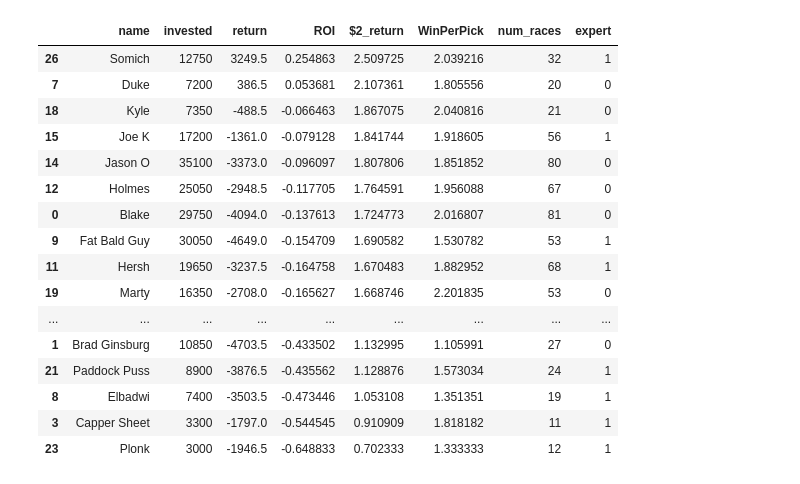
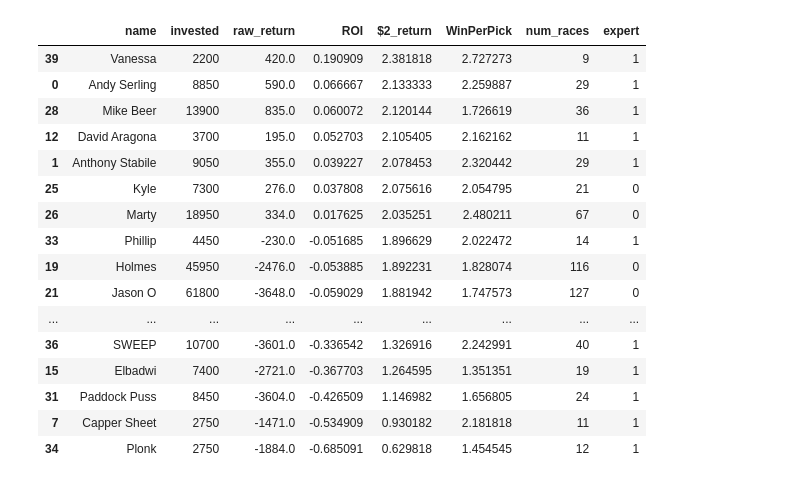
Before and after one commit to btatkinson/horse_cap_tracker, a Jupyter notebook: notebooks/historical_summary.ipynb, the cells around one changed output. Saved outputs shown, nothing was run; the diff lists cells and outputs as text; code cells hidden in the pictures.

```diff
--- a/notebooks/historical_summary.ipynb
+++ b/notebooks/historical_summary.ipynb
@@ -123,0 +245,10 @@ all_picks['winner'] = np.where(all_picks['win_paid'].copy()>0, 1, 0)
+# %%
+all_picks = all_picks.drop_duplicates(subset=['horse_id','type','name']).reset_index(drop=True)
+# %%
+
+all_picks['type'] = all_picks['type'].map({
+    'Top':'A',
+    'Best':'A',
+    'A':'B',
+    'B':'C'
+})
@@ -123,0 +309,12 @@ all_picks['winner'] = np.where(all_picks['win_paid'].copy()>0, 1, 0)
+# %%
+all_picks = all_picks.sort_values(by='date').reset_index(drop=True)
+
+###
+# type
+# A    0.275840
+# B    0.178730
+# C    0.138741
+###
+all_picks.groupby(['type'])['winner'].mean()
+
+pad_winner_value = all_picks['winner'].mean()
@@ -123,0 +523,11 @@ all_picks['winner'] = np.where(all_picks['win_paid'].copy()>0, 1, 0)
+# %%
+
+## realistic
+all_picks = all_picks.sort_values(by=['date','track','race']).reset_index(drop=True)
+all_picks['type'] = all_picks['type'].map({
+    'Top':'A',
+    'Best':'A',
+    'A':'B',
+    'B':'C'
+})
+all_picks['wager_size'] = all_picks['type'].map({'A':200, 'B':100, 'C':50})
@@ -138,35 +781,35 @@ num_races = num_races.rename(columns={'race':'num_races'})
 # %%
 
 invested = all_picks.copy().groupby(['name'])['wager'].sum().reset_index()
-bet_return = all_picks.copy().groupby(['name'])['return'].sum().reset_index()
+bet_return = all_picks.copy().groupby(['name'])['raw_return'].sum().reset_index()
 invested = invested.rename(columns={'wager':'invested'})
 summary = invested.merge(bet_return, how='left', on=['name'])
-summary['ROI'] = summary['return'].copy()/summary['invested'].copy()
-summary['$2_return'] = summary['invested'].copy()+summary['return'].copy()
+summary['ROI'] = summary['raw_return'].copy()/summary['invested'].copy()
+summary['$2_return'] = summary['invested'].copy()+summary['raw_return'].copy()
 summary['$2_return'] = (summary['$2_return'].copy()/summary['invested'].copy())*2
 summary = summary.merge(winners[['name','WinPerPick']], how='left', on=['name'])
 summary = summary.merge(num_races, how='left', on=['name'])
 summary['expert'] = summary['name'].copy().map(expert_or_big_brain)
 summary['name'] = summary['name'].str.replace('Jones','Smarty Jones')
 summary.sort_values(by=['$2_return','WinPerPick'], ascending=[False,False])
 # %% [output]
-|  | name | invested | return | ROI | $2_return | WinPerPick | num_races | expert |
-| 26 | Somich | 12750 | 3249.5 | 0.254863 | 2.509725 | 2.039216 | 32 | 1 |
-| 7 | Duke | 7200 | 386.5 | 0.053681 | 2.107361 | 1.805556 | 20 | 0 |
-| 18 | Kyle | 7350 | -488.5 | -0.066463 | 1.867075 | 2.040816 | 21 | 0 |
-| 15 | Joe K | 17200 | -1361.0 | -0.079128 | 1.841744 | 1.918605 | 56 | 1 |
-| 14 | Jason O | 35100 | -3373.0 | -0.096097 | 1.807806 | 1.851852 | 80 | 0 |
-| 12 | Holmes | 25050 | -2948.5 | -0.117705 | 1.764591 | 1.956088 | 67 | 0 |
-| 0 | Blake | 29750 | -4094.0 | -0.137613 | 1.724773 | 2.016807 | 81 | 0 |
-| 9 | Fat Bald Guy | 30050 | -4649.0 | -0.154709 | 1.690582 | 1.530782 | 53 | 1 |
-| 11 | Hersh | 19650 | -3237.5 | -0.164758 | 1.670483 | 1.882952 | 68 | 1 |
-| 19 | Marty | 16350 | -2708.0 | -0.165627 | 1.668746 | 2.201835 | 53 | 0 |
+|  | name | invested | raw_return | ROI | $2_return | WinPerPick | num_races | expert |
+| 39 | Vanessa | 2200 | 420.0 | 0.190909 | 2.381818 | 2.727273 | 9 | 1 |
+| 0 | Andy Serling | 8850 | 590.0 | 0.066667 | 2.133333 | 2.259887 | 29 | 1 |
+| 28 | Mike Beer | 13900 | 835.0 | 0.060072 | 2.120144 | 1.726619 | 36 | 1 |
+| 12 | David Aragona | 3700 | 195.0 | 0.052703 | 2.105405 | 2.162162 | 11 | 1 |
+| 1 | Anthony Stabile | 9050 | 355.0 | 0.039227 | 2.078453 | 2.320442 | 29 | 1 |
+| 25 | Kyle | 7300 | 276.0 | 0.037808 | 2.075616 | 2.054795 | 21 | 0 |
+| 26 | Marty | 18950 | 334.0 | 0.017625 | 2.035251 | 2.480211 | 67 | 0 |
+| 33 | Phillip | 4450 | -230.0 | -0.051685 | 1.896629 | 2.022472 | 14 | 1 |
+| 19 | Holmes | 45950 | -2476.0 | -0.053885 | 1.892231 | 1.828074 | 116 | 0 |
+| 21 | Jason O | 61800 | -3648.0 | -0.059029 | 1.881942 | 1.747573 | 127 | 0 |
 | ... | ... | ... | ... | ... | ... | ... | ... | ... |
-| 1 | Brad Ginsburg | 10850 | -4703.5 | -0.433502 | 1.132995 | 1.105991 | 27 | 0 |
-| 21 | Paddock Puss | 8900 | -3876.5 | -0.435562 | 1.128876 | 1.573034 | 24 | 1 |
-| 8 | Elbadwi | 7400 | -3503.5 | -0.473446 | 1.053108 | 1.351351 | 19 | 1 |
-| 3 | Capper Sheet | 3300 | -1797.0 | -0.544545 | 0.910909 | 1.818182 | 11 | 1 |
-| 23 | Plonk | 3000 | -1946.5 | -0.648833 | 0.702333 | 1.333333 | 12 | 1 |
+| 36 | SWEEP | 10700 | -3601.0 | -0.336542 | 1.326916 | 2.242991 | 40 | 1 |
+| 15 | Elbadwi | 7400 | -2721.0 | -0.367703 | 1.264595 | 1.351351 | 19 | 1 |
+| 31 | Paddock Puss | 8450 | -3604.0 | -0.426509 | 1.146982 | 1.656805 | 24 | 1 |
+| 7 | Capper Sheet | 2750 | -1471.0 | -0.534909 | 0.930182 | 2.181818 | 11 | 1 |
+| 34 | Plonk | 2750 | -1884.0 | -0.685091 | 0.629818 | 1.454545 | 12 | 1 |
 # %%
 
 summary['name'] = summary['name'].str.replace('Paddock Puss','Paddock Prince')
```
Also changed, not shown: parts of 78 cells of this notebook, 38 other files.
